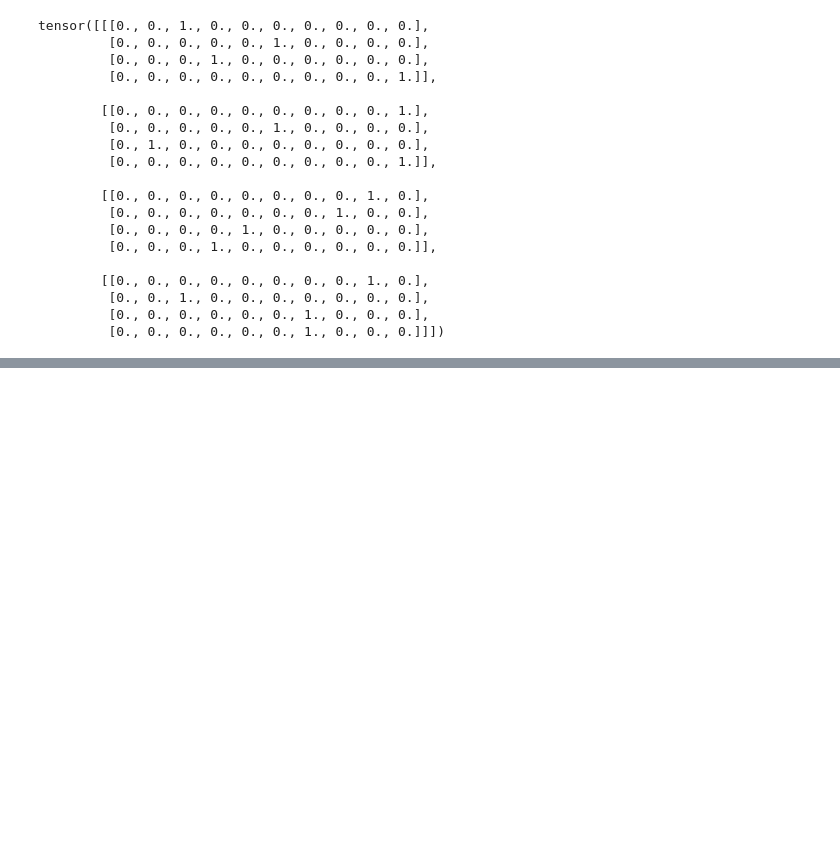
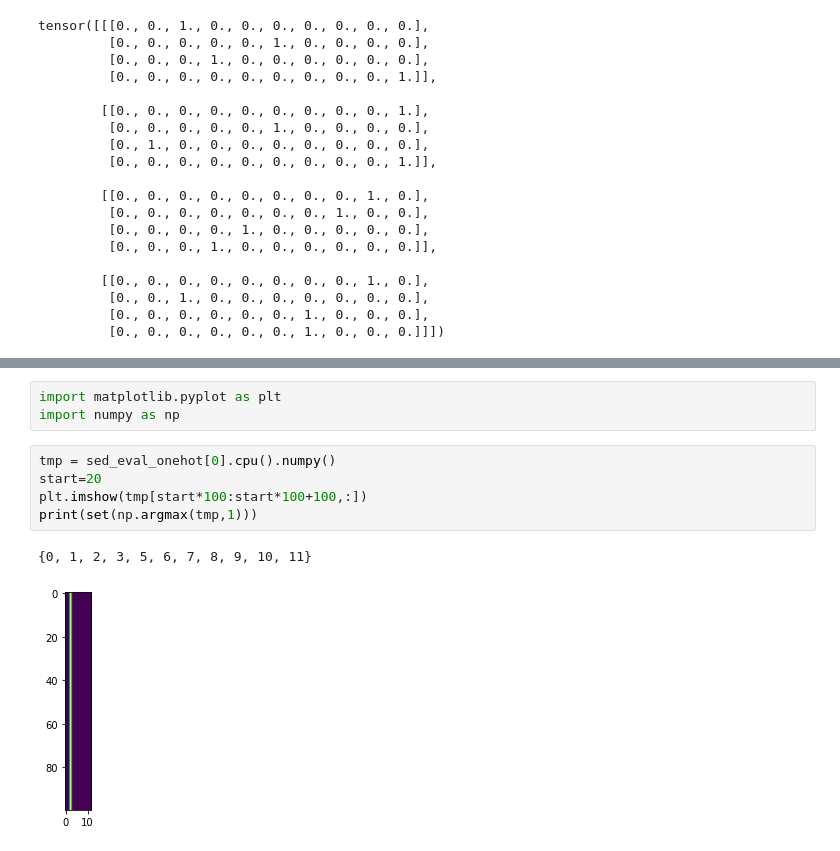
Before and after one commit to RavenKiller/SELDnet-pytorch, a Jupyter notebook: 未命名.ipynb, the cells around one changed output, grey strips where cells are left out. Drawn from its saved outputs; the diff is of its cells as text; blank space fills up the shorter version.

```diff
--- a/未命名.ipynb
+++ b/未命名.ipynb
@@ -28,0 +157,11 @@ tensor([[[0., 0., 1., 0., 0., 0., 0., 0., 0., 0.],
+# %%
+import matplotlib.pyplot as plt
+import numpy as np
+# %%
+tmp = sed_eval_onehot[0].cpu().numpy()
+start=20
+plt.imshow(tmp[start*100:start*100+100,:])
+print(set(np.argmax(tmp,1)))
+# %% [output]
+{0, 1, 2, 3, 5, 6, 7, 8, 9, 10, 11}
+[figure, added]
```
Also changed, not shown: parts of 11 cells of this notebook, 4 other files.
